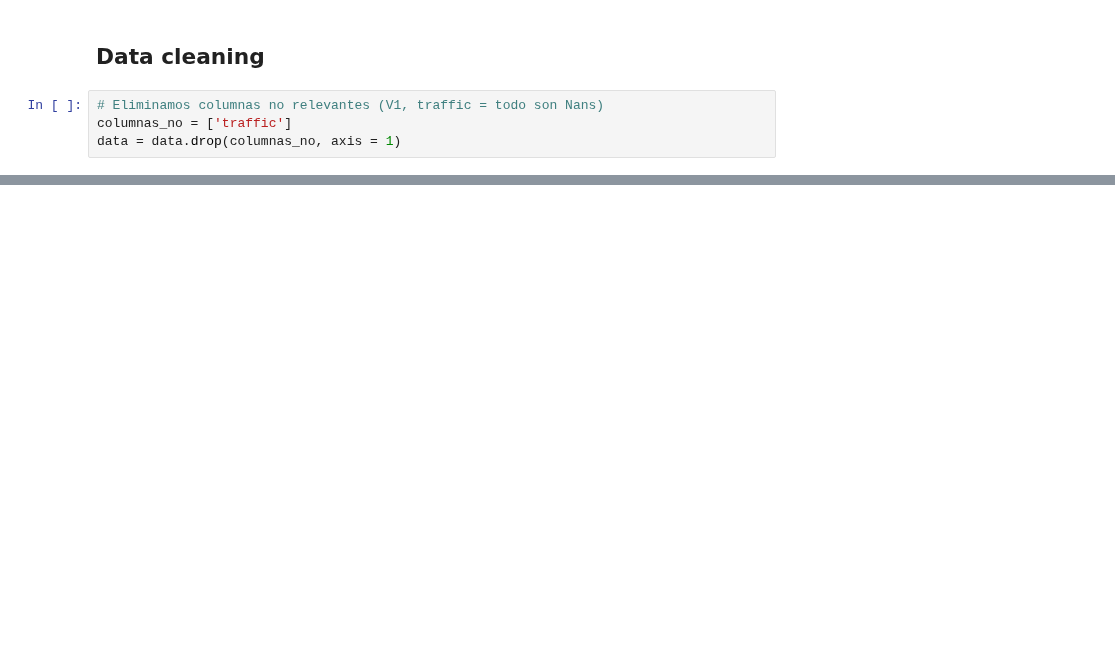
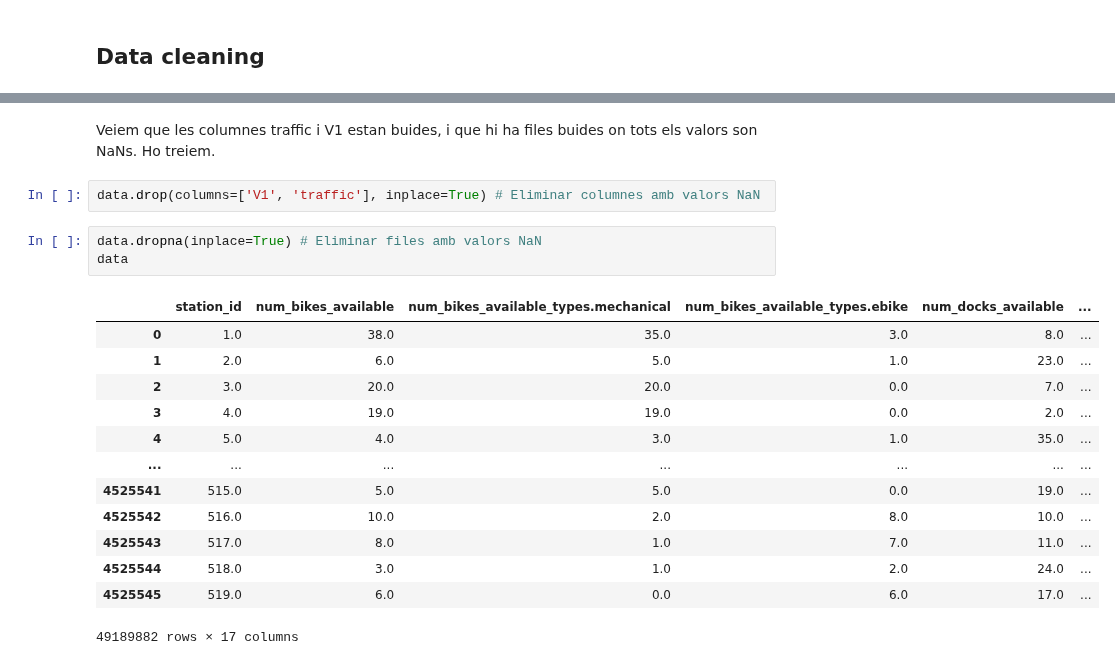
Before and after one commit to carlotalacasav/Gorrapiedra-proyecto, a Jupyter notebook: albas_version.ipynb, the cells around one changed output, grey strips where cells are left out. Saved outputs shown, nothing was run; the diff lists cells and outputs as text; blank space fills up the shorter version.

```diff
--- a/albas_version.ipynb
+++ b/albas_version.ipynb
@@ -70,6 +123,2 @@ print(data.head())
 # %% [markdown]
 ## Data cleaning
-# %%
-# Eliminamos columnas no relevantes (V1, traffic = todo son Nans)
-columnas_no = ['traffic']
-data = data.drop(columnas_no, axis = 1)
@@ -91,0 +153,21 @@ data[['caracteristica1', 'caracteristica2']] = scaler.fit_transform(data[['carac
+# %% [markdown]
+Veiem que les columnes traffic i V1 estan buides, i que hi ha files buides on tots els valors son NaNs. Ho treiem.
+# %%
+data.drop(columns=['V1', 'traffic'], inplace=True) # Eliminar columnes amb valors NaN
+# %%
+data.dropna(inplace=True) # Eliminar files amb valors NaN
+data
+# %% [output]
+|  | station_id | num_bikes_available | num_bikes_available_types.mechanical | num_bikes_available_types.ebike | num_docks_available | ... |
+| 0 | 1.0 | 38.0 | 35.0 | 3.0 | 8.0 | ... |
+| 1 | 2.0 | 6.0 | 5.0 | 1.0 | 23.0 | ... |
+| 2 | 3.0 | 20.0 | 20.0 | 0.0 | 7.0 | ... |
+| 3 | 4.0 | 19.0 | 19.0 | 0.0 | 2.0 | ... |
+| 4 | 5.0 | 4.0 | 3.0 | 1.0 | 35.0 | ... |
+| ... | ... | ... | ... | ... | ... | ... |
+| 4525541 | 515.0 | 5.0 | 5.0 | 0.0 | 19.0 | ... |
+| 4525542 | 516.0 | 10.0 | 2.0 | 8.0 | 10.0 | ... |
+| 4525543 | 517.0 | 8.0 | 1.0 | 7.0 | 11.0 | ... |
+| 4525544 | 518.0 | 3.0 | 1.0 | 2.0 | 24.0 | ... |
+| 4525545 | 519.0 | 6.0 | 0.0 | 6.0 | 17.0 | ... |
+49189882 rows × 17 columns
```
Also changed, not shown: parts of 26 cells of this notebook, 2 other files.
